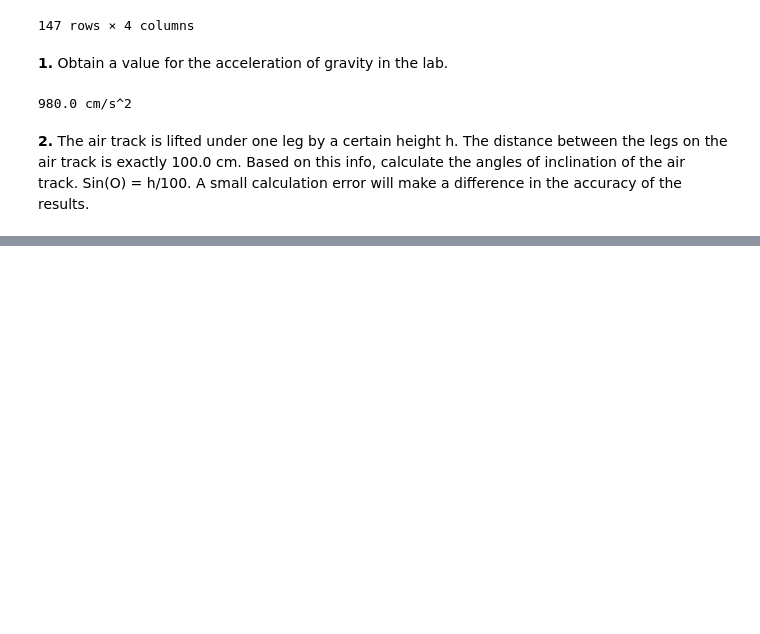
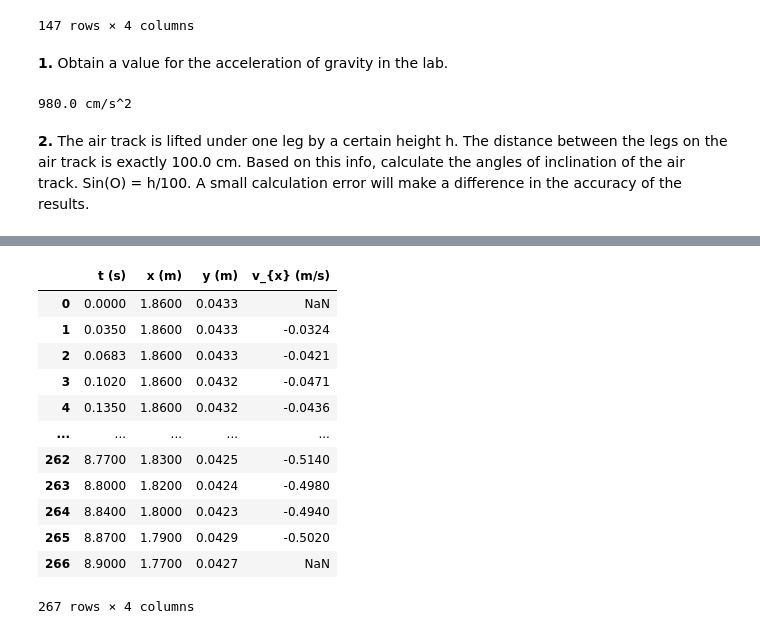
Before and after one commit to Abdmohaali/2023-Summer-Interns, a Jupyter notebook: 07-Lab03/Lab03.ipynb, the cells around one changed output, grey strips where cells are left out. Cells and saved outputs as stored; diff of their text form; code cells hidden in the pictures; blank space fills up the shorter version.

```diff
--- a/07-Lab03/Lab03.ipynb
+++ b/07-Lab03/Lab03.ipynb
@@ -52,0 +106,21 @@ table = {
+# %%
+import pandas as pd
+import plotly.express as px
+df = pd.read_csv("Accelerated Motion DATA - run 04.csv", header=1)
+display(df)
+fig = px.line(df, x= 'x (m)', y= 't (s)', title="Motion Data - Run 04")
+fig.show()
+# %% [output]
+|  | t (s) | x (m) | y (m) | v_{x} (m/s) |
+| 0 | 0.0000 | 1.8600 | 0.0433 | NaN |
+| 1 | 0.0350 | 1.8600 | 0.0433 | -0.0324 |
+| 2 | 0.0683 | 1.8600 | 0.0433 | -0.0421 |
+| 3 | 0.1020 | 1.8600 | 0.0432 | -0.0471 |
+| 4 | 0.1350 | 1.8600 | 0.0432 | -0.0436 |
+| ... | ... | ... | ... | ... |
+| 262 | 8.7700 | 1.8300 | 0.0425 | -0.5140 |
+| 263 | 8.8000 | 1.8200 | 0.0424 | -0.4980 |
+| 264 | 8.8400 | 1.8000 | 0.0423 | -0.4940 |
+| 265 | 8.8700 | 1.7900 | 0.0429 | -0.5020 |
+| 266 | 8.9000 | 1.7700 | 0.0427 | NaN |
+267 rows × 4 columns
```
Also changed, not shown: parts of 11 cells of this notebook.
